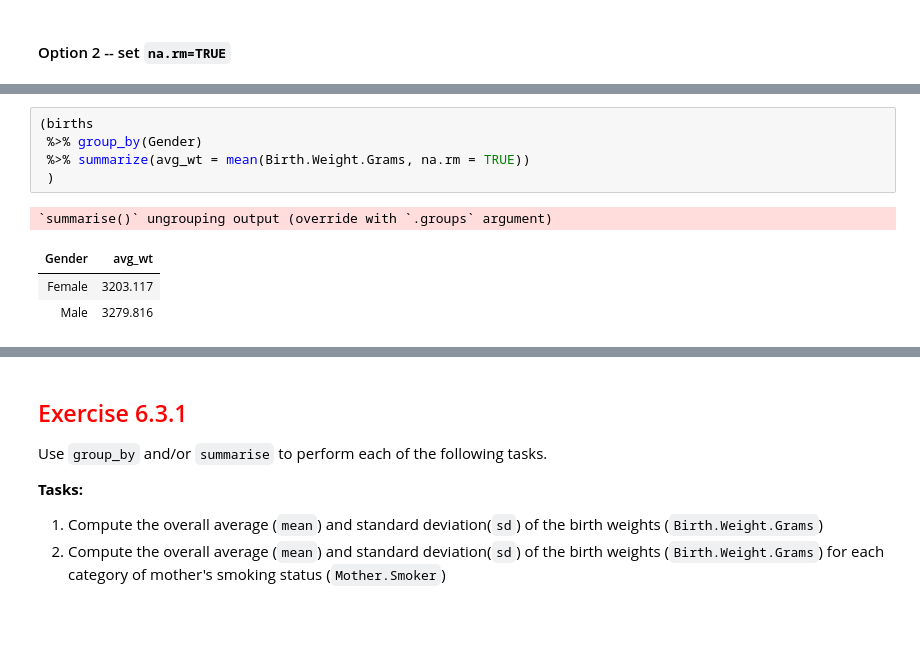
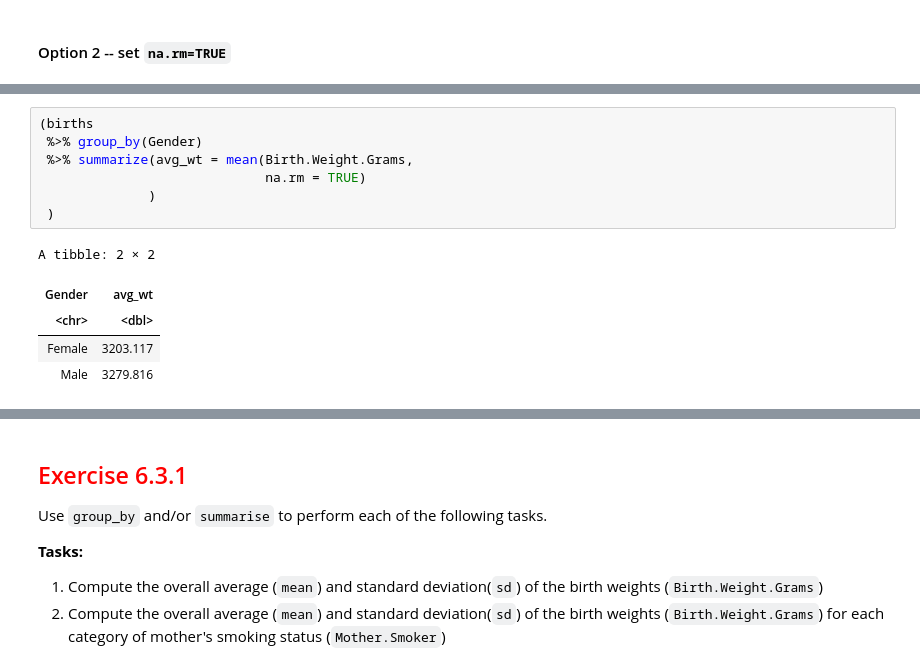
Before and after one commit to yardsale8/DSCI_210_R_notebooks, a Jupyter notebook: lecture_6_4_group_and_aggregate.ipynb, the cells around one changed output, grey strips where cells are left out. Drawn from its saved outputs; the diff is of its cells as text; blank space fills up the shorter version.

```diff
--- a/lecture_6_4_group_and_aggregate.ipynb
+++ b/lecture_6_4_group_and_aggregate.ipynb
@@ -67,10 +86,13 @@ head(births)
 # %%
 (births
  %>% group_by(Gender)
- %>% summarize(avg_wt = mean(Birth.Weight.Grams, na.rm = TRUE))
+ %>% summarize(avg_wt = mean(Birth.Weight.Grams,
+                             na.rm = TRUE)
+              )
  )
 # %% [output]
-`summarise()` ungrouping output (override with `.groups` argument)
+A tibble: 2 × 2
 | Gender | avg_wt |
+| <chr> | <dbl> |
 | Female | 3203.117 |
 | Male | 3279.816 |
```
Also changed, not shown: parts of 39 cells of this notebook.
